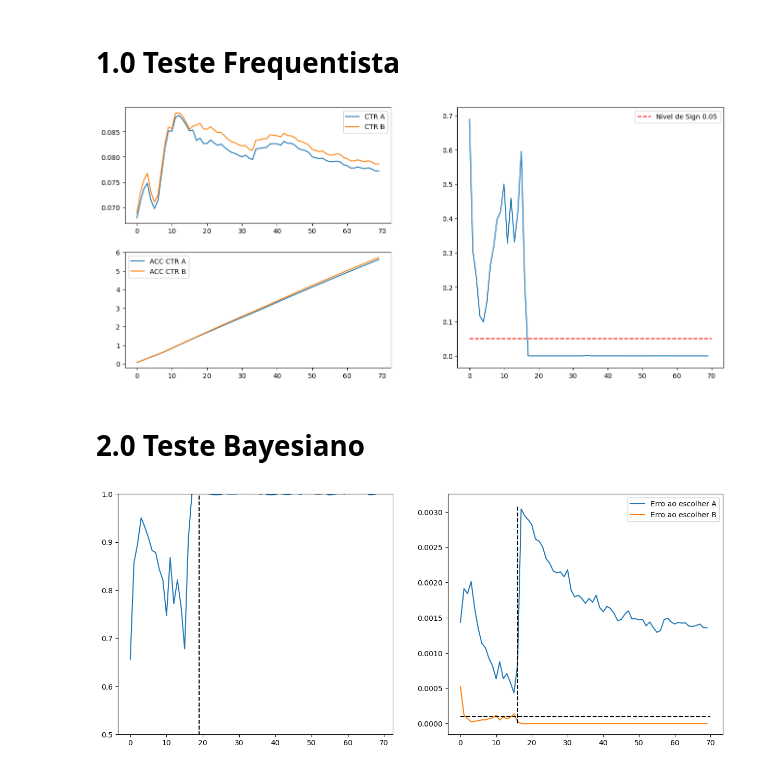
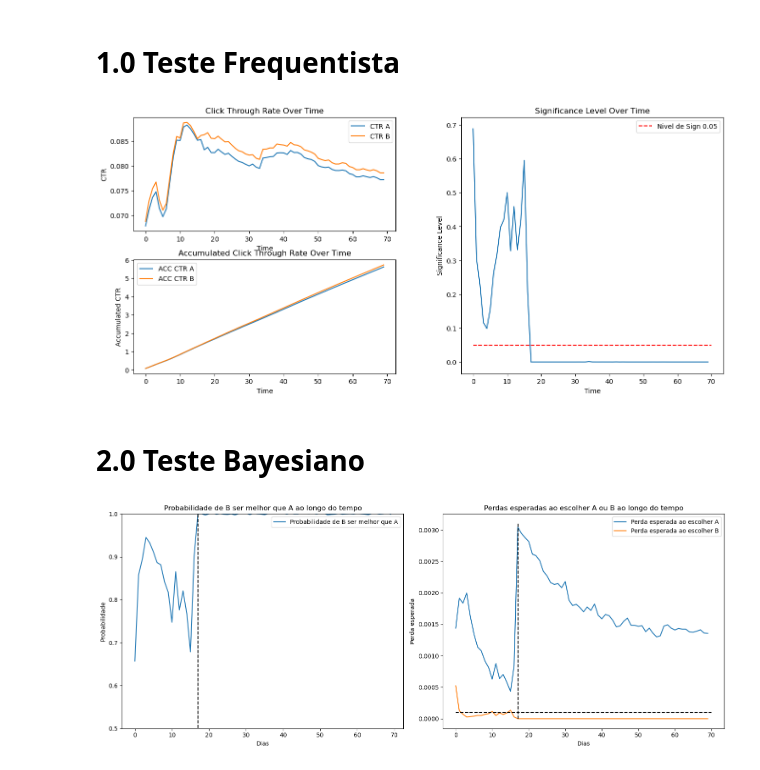
Before and after one commit to SamuelOliveirads/bayesian_test, a Jupyter notebook: notebooks/ab_freq_bayesian.ipynb, the cells around one changed output. Saved outputs shown, nothing was run; the diff lists cells and outputs as text; code cells hidden in the pictures.

```diff
--- a/notebooks/ab_freq_bayesian.ipynb
+++ b/notebooks/ab_freq_bayesian.ipynb
@@ -69,24 +69,35 @@ df['acc_ctr_B'] = df['ctr_B'].cumsum()
 # %%
 f = plt.figure(figsize=(16, 7))
 gs0 = gridspec.GridSpec(2, 2, figure=f, wspace=0.25, hspace=0.25)
 
 ax1 = f.add_subplot(gs0[:1, :1])
 ax2 = f.add_subplot(gs0[1:, :1])
 ax3 = f.add_subplot(gs0[:, 1:])
 
 ax1.plot(df['ctr_A'], label='CTR A')
 ax1.plot(df['ctr_B'], label='CTR B')
 ax1.legend()
+ax1.set_title("Click Through Rate Over Time")
+ax1.set_xlabel("Time")
+ax1.set_ylabel("CTR")
 
 ax2.plot(df['acc_ctr_A'], label='ACC CTR A')
 ax2.plot(df['acc_ctr_B'], label='ACC CTR B')
 ax2.legend()
+ax2.set_title("Accumulated Click Through Rate Over Time")
+ax2.set_xlabel("Time")
+ax2.set_ylabel("Accumulated CTR")
 
 ax3.plot(df['z'].index, (2* (1- stats.norm.cdf(df['z']))))
 ax3.hlines(0.05, 0, 70, color='red', linestyles='--', label='Nivel de Sign 0.05')
-ax3.legend();
+ax3.legend()
+ax3.set_title("Significance Level Over Time")
+ax3.set_xlabel("Time")
+ax3.set_ylabel("Significance Level")
+
+plt.show();
 # %% [output]
-[figure, old version]
+[figure, new version]
 # %% [markdown]
 # 2.0 Teste Bayesiano
 # %%
@@ -157,14 +160,25 @@ for day in range(len(df1)):
     excpected_loss_b.append(excpected_loss_B)
 # %%
 fig, axs = plt.subplots(1, 2, figsize=(15, 6))
+
 axs[0].set_ylim(0.5, 1)
-axs[0].plot(proba_b_better_a)
-axs[0].vlines(19, 0, 1.0, color='black', linestyles='--')
+axs[0].plot(proba_b_better_a, label="Probabilidade de B ser melhor que A")
+axs[0].vlines(17, 0, 1.0, color='black', linestyles='--')
+axs[0].set_title("Probabilidade de B ser melhor que A ao longo do tempo")
+axs[0].set_xlabel("Dias")
+axs[0].set_ylabel("Probabilidade")
+axs[0].legend()
 
-axs[1].plot(excpected_loss_a, label="Erro ao escolher A")
-axs[1].plot(excpected_loss_b, label="Erro ao escolher B")
+axs[1].plot(excpected_loss_a, label="Perda esperada ao escolher A")
+axs[1].plot(excpected_loss_b, label="Perda esperada ao escolher B")
 axs[1].hlines(0.0001, 0, 70, color='black', linestyle='--')
-axs[1].vlines(16, 0, 0.0031, color='black', linestyle='--')
-plt.legend();
+axs[1].vlines(17, 0, 0.0031, color='black', linestyle='--')
+axs[1].set_title("Perdas esperadas ao escolher A ou B ao longo do tempo")
+axs[1].set_xlabel("Dias")
+axs[1].set_ylabel("Perda esperada")
+axs[1].legend()
+
+plt.tight_layout()
+plt.show();
 # %% [output]
-[figure, old version]
+[figure, new version]
```
Also changed, not shown: parts of 2 cells of this notebook.
